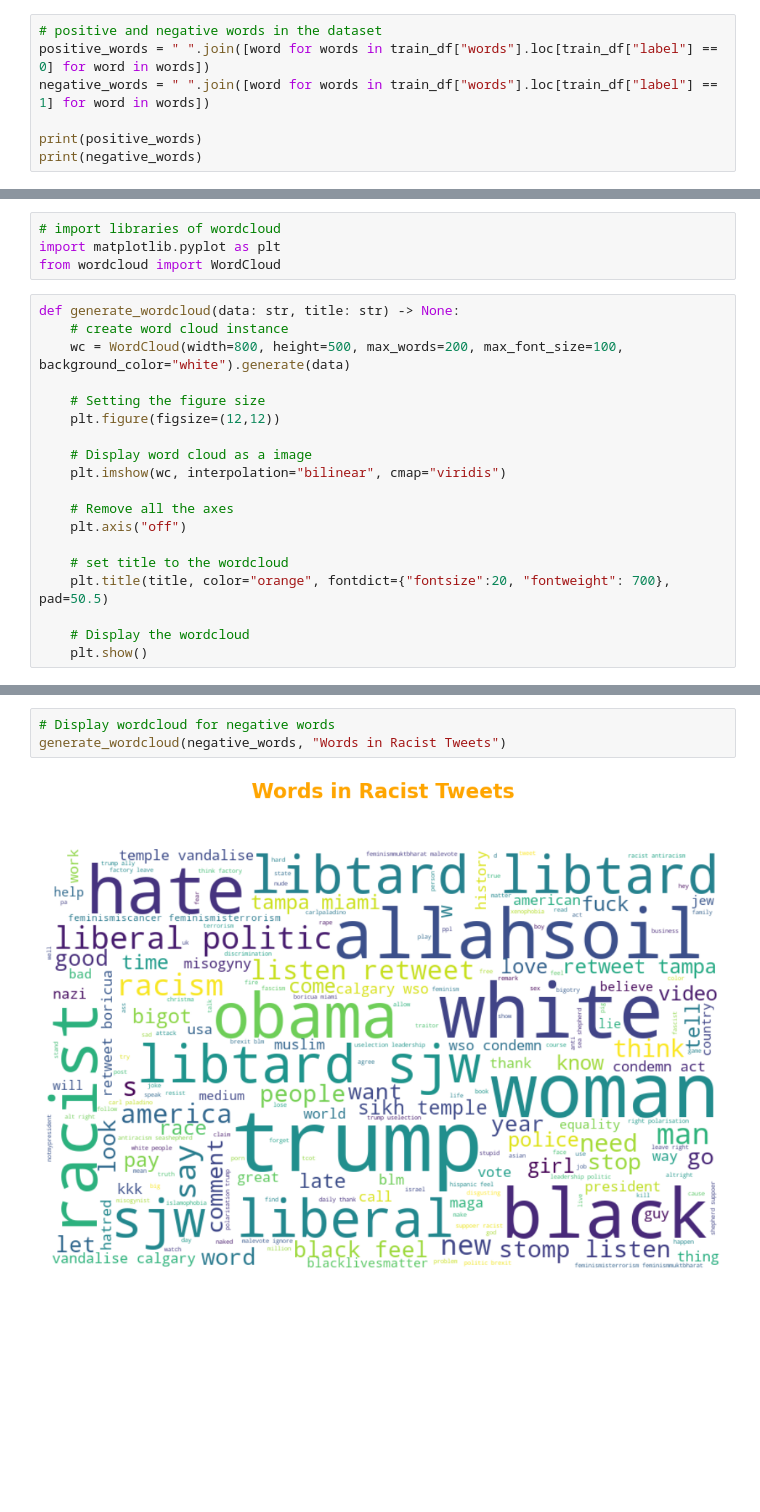
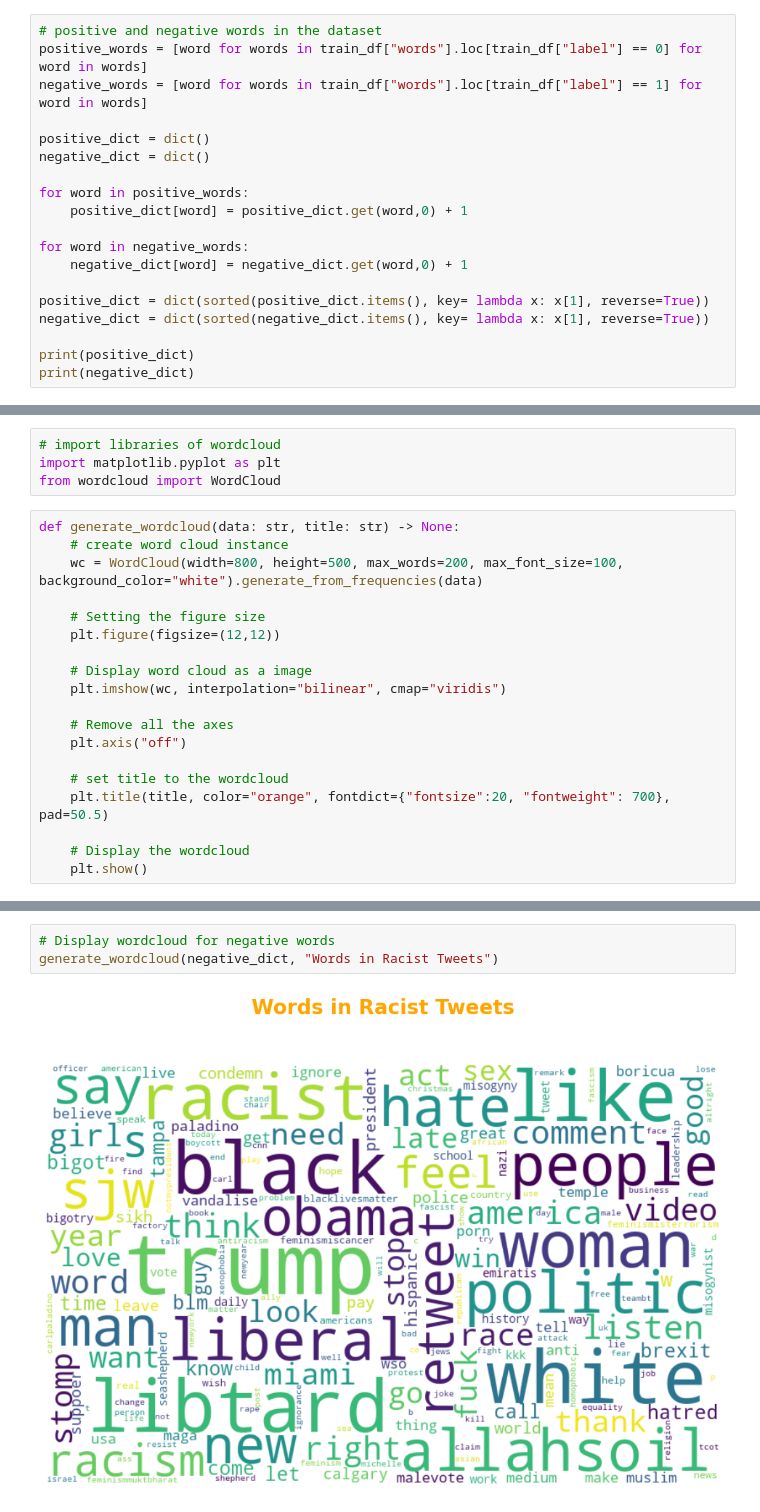
Before and after one commit to Anandvunnam/Twitter_Sentiment_Analysis, a Jupyter notebook: src/Twitter_Sentiment_Analysis.ipynb, the cells around one changed output, grey strips where cells are left out. Saved outputs shown, nothing was run; the diff lists cells and outputs as text; blank space fills up the shorter version.

Commit message:
Modified wordcloud generation
- Wordcloud generation is done using generate_from_frequencies
- generate_from_frequencies gives more weight to the words having
  highest frequency

```diff
--- a/src/Twitter_Sentiment_Analysis.ipynb
+++ b/src/Twitter_Sentiment_Analysis.ipynb
@@ -292,9 +292,21 @@ test_df.head()
 | 4 | 31967 | 3rd #bihday to my amazing, hilari... | rd bihday amazing hilarious nephe... | [rd, bihday, amazing, hilarious, ... |
 # %%
 # positive and negative words in the dataset
-positive_words = " ".join([word for words in train_df["words"].loc[train_df["label"] == 0] for word in words])
-negative_words = " ".join([word for words in train_df["words"].loc[train_df["label"] == 1] for word in words])
+positive_words = [word for words in train_df["words"].loc[train_df["label"] == 0] for word in words]
+negative_words = [word for words in train_df["words"].loc[train_df["label"] == 1] for word in words]
 
-print(positive_words)
-print(negative_words)
+positive_dict = dict()
+negative_dict = dict()
+
+for word in positive_words:
+    positive_dict[word] = positive_dict.get(word,0) + 1
+
+for word in negative_words:
+    negative_dict[word] = negative_dict.get(word,0) + 1
+
+positive_dict = dict(sorted(positive_dict.items(), key= lambda x: x[1], reverse=True))
+negative_dict = dict(sorted(negative_dict.items(), key= lambda x: x[1], reverse=True))
+
+print(positive_dict)
+print(negative_dict)
 # %% [output]
@@ -306,7 +318,7 @@ from wordcloud import WordCloud
 # %%
 def generate_wordcloud(data: str, title: str) -> None:
     # create word cloud instance
-    wc = WordCloud(width=800, height=500, max_words=200, max_font_size=100, background_color="white").generate(data)
+    wc = WordCloud(width=800, height=500, max_words=200, max_font_size=100, background_color="white").generate_from_frequencies(data)
 
     # Setting the figure size
     plt.figure(figsize=(12,12))
@@ -330,5 +342,5 @@ generate_wordcloud(positive_words, "Words in Non-Racist Tweets")
 # %%
 # Display wordcloud for negative words
-generate_wordcloud(negative_words, "Words in Racist Tweets")
+generate_wordcloud(negative_dict, "Words in Racist Tweets")
 # %% [output]
-[figure, old version]
+[figure, new version]
```
Also changed, not shown: parts of 5 cells of this notebook.
